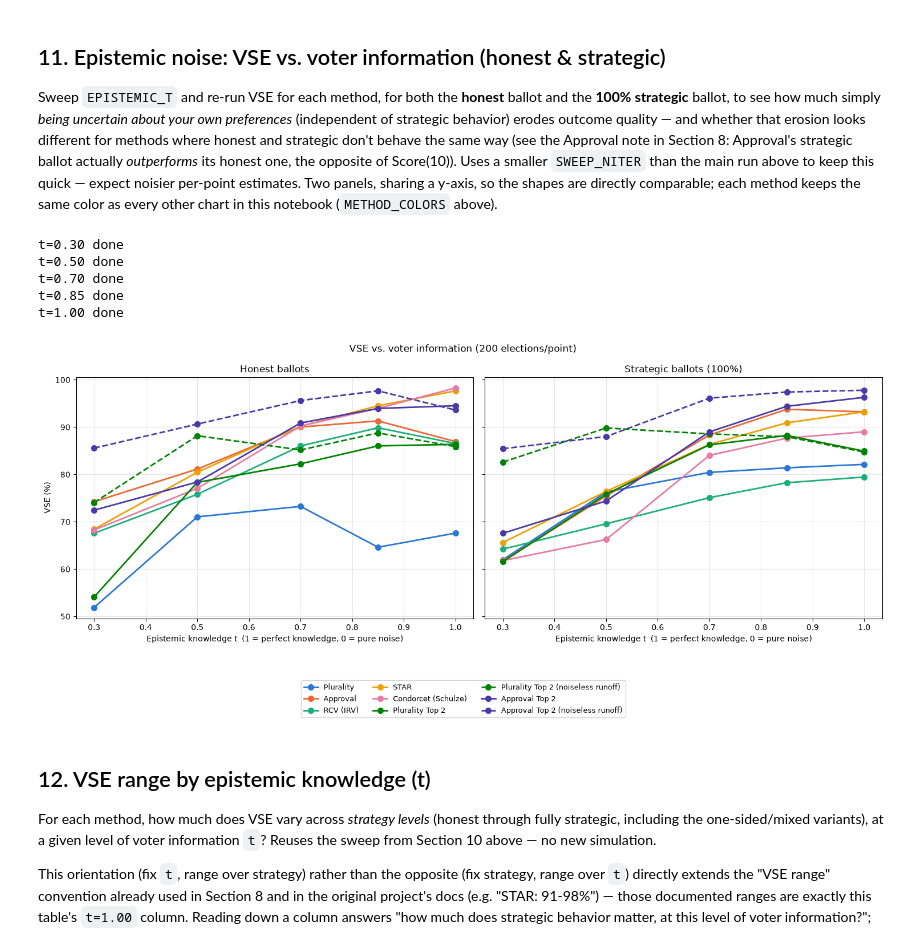
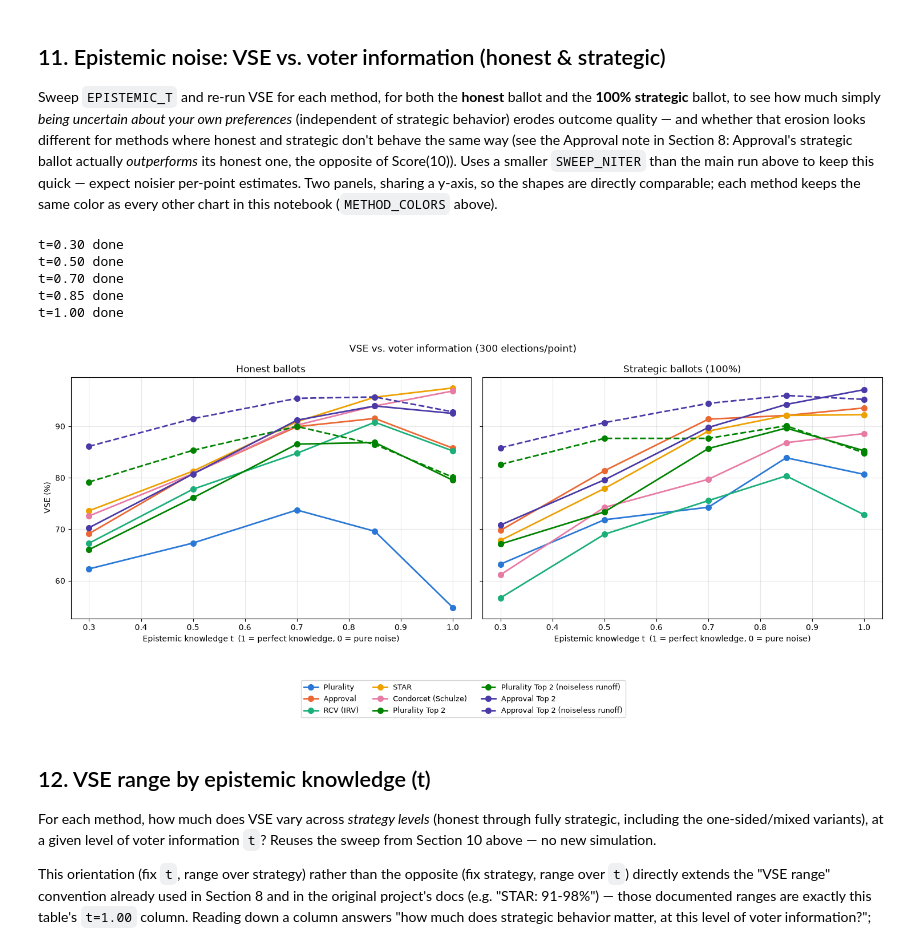
Before and after one commit to eigentaylor/vse-sim, a Jupyter notebook: notebooks/vse_checkpoint1.ipynb, the cells around one changed output. Drawn from its saved outputs; the diff is of its cells as text; code cells hidden in the pictures.

```diff
--- a/notebooks/vse_checkpoint1.ipynb
+++ b/notebooks/vse_checkpoint1.ipynb
@@ -1888,7 +1888,7 @@ Score(10)). Uses a smaller `SWEEP_NITER` than the main run above to keep this qu
 noisier per-point estimates. Two panels, sharing a y-axis, so the shapes are directly comparable;
 each method keeps the same color as every other chart in this notebook (`METHOD_COLORS` above).
 # %%
-SWEEP_NITER = 200
+SWEEP_NITER = 300
 T_VALUES = [0.3, 0.5, 0.7, 0.85, 1.0]
 
 sweep_results_by_t = {}  # t -> {(label, chooser): (mean, ci)} -- the full breakdown, kept
@@ -1910,34 +1910,34 @@ fig, (ax_hon, ax_strat) = plt.subplots(1, 2, figsize=(15, 5.5), sharey=True)
 for label, _ in METHODS:
     color = METHOD_COLORS[label]
     style = METHOD_LINESTYLES[label]
 
     hon_ts = [t for t, _, _ in noise_sweep_honest[label]]
     hon_vses = [v * 100 for _, v, _ in noise_sweep_honest[label]]
     ax_hon.plot(hon_ts, hon_vses, marker="o", markersize=7, linewidth=2, color=color, linestyle=style, label=label)
 
     strat_ts = [t for t, _, _ in noise_sweep_strategic[label]]
     strat_vses = [v * 100 for _, v, _ in noise_sweep_strategic[label]]
     ax_strat.plot(strat_ts, strat_vses, marker="o", markersize=7, linewidth=2, color=color, linestyle=style, label=label)
 
 ax_hon.set_title("Honest ballots")
 ax_strat.set_title("Strategic ballots (100%)")
 for ax in (ax_hon, ax_strat):
     ax.set_xlabel("Epistemic knowledge t  (1 = perfect knowledge, 0 = pure noise)")
     ax.grid(True, alpha=0.3)
 ax_hon.set_ylabel("VSE (%)")
 
 handles, labels_ = ax_hon.get_legend_handles_labels()
 fig.legend(handles, labels_, loc="lower center", fontsize=9, ncol=3, bbox_to_anchor=(0.5, -0.22))
 fig.suptitle(f"VSE vs. voter information ({SWEEP_NITER} elections/point)")
 plt.tight_layout()
 plt.show()
 # %% [output]
 t=0.30 done
 t=0.50 done
 t=0.70 done
 t=0.85 done
 t=1.00 done
-[figure, old version]
+[figure, new version]
 # %% [markdown]
 ## 12. VSE range by epistemic knowledge (t)
 
```
Also changed, not shown: parts of 2 cells of this notebook.
